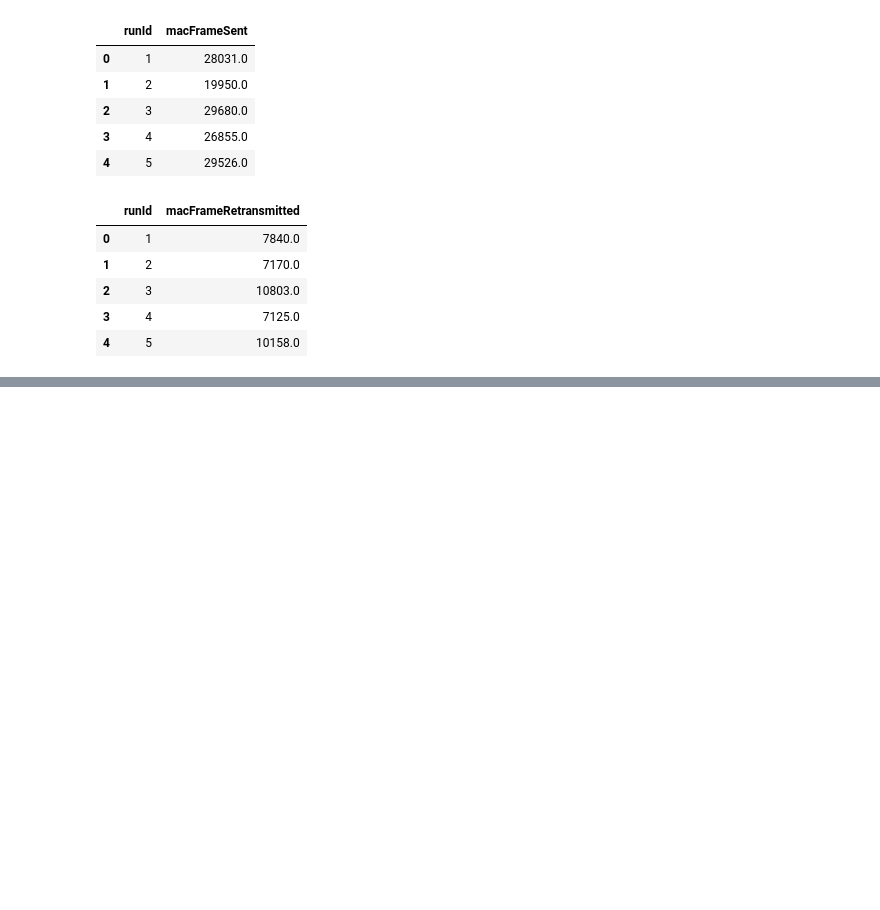
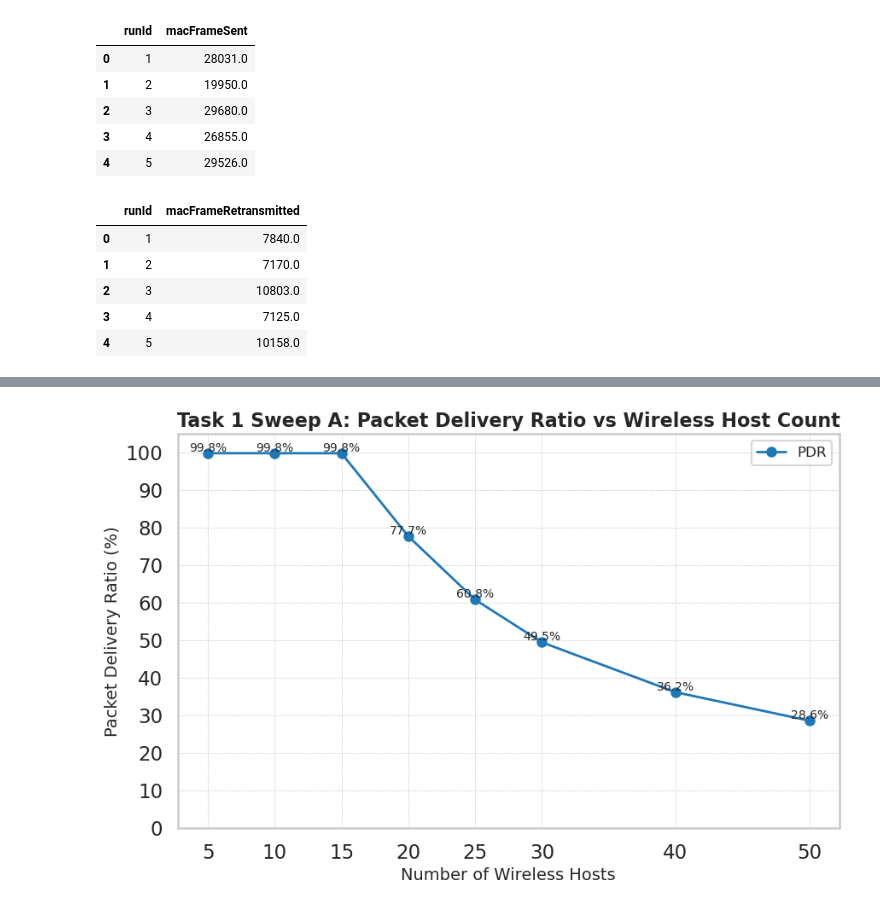
Before and after one commit to minhaz5000/omnet-analysis, a Jupyter notebook: analysis.ipynb, the cells around one changed output, grey strips where cells are left out. Drawn from its saved outputs; the diff is of its cells as text; code cells hidden in the pictures; blank space fills up the shorter version.

```diff
--- a/analysis.ipynb
+++ b/analysis.ipynb
@@ -291,6 +334,11 @@ df["QueueOverflowRate"] = df["QueueOverflowRate"].fillna(0)
 # Calculate BER
 df["BER"] = df["erroneousBits"] / df["totalBitsSent"]
 df["BER"] = df["BER"].fillna(0)
+
+# Throughput
+df["Throughput(Mbps)"] = (df["packetReceivedByte"] * 8) / (df["simTime"] * 1e6)
+
+df["MAC_RetryRate"] = df["macFrameRetransmitted"] / df["macFrameSent"]
 # %%
 # End to End Delay
 
@@ -316,2 +381,36 @@ df.head()
 # %%
-df.head()
+import matplotlib.pyplot as plt
+import seaborn as sns
+import pandas as pd
+
+# --- Filter for Task 1 Sweep A ---
+df_A = df[df["runName"].str.contains("T1_A")].copy()
+df_A["wirelessHostCount"] = pd.to_numeric(df_A["wirelessHostCount"], errors="coerce")
+df_A = df_A.sort_values(by="wirelessHostCount")
+
+# --- Set seaborn style ---
+sns.set(style="whitegrid", context="talk")  # "talk" makes fonts bigger
+
+plt.figure(figsize=(10,6))
+plt.plot(df_A["wirelessHostCount"], df_A["PDR(%)"],
+         marker="o", markersize=8, linewidth=2, linestyle='-', color='tab:blue', label="PDR")
+
+# Optional: annotate values
+for x, y in zip(df_A["wirelessHostCount"], df_A["PDR(%)"]):
+    plt.text(x, y+0.5, f"{y:.1f}%", ha='center', fontsize=10)
+
+plt.title("Task 1 Sweep A: Packet Delivery Ratio vs Wireless Host Count", fontsize=16, fontweight='bold')
+plt.xlabel("Number of Wireless Hosts", fontsize=14)
+plt.ylabel("Packet Delivery Ratio (%)", fontsize=14)
+plt.xticks(df_A["wirelessHostCount"])  # show every host count
+plt.yticks(range(0, 110, 10))
+plt.grid(which='both', linestyle='--', linewidth=0.5)
+plt.ylim(0, 105)
+plt.legend(fontsize=12)
+
+# --- Save figure ---
+plt.savefig("Task1_SweepA_PDR.png", dpi=300, bbox_inches="tight")
+
+plt.show()
+# %% [output]
+[figure, added]
```
Also changed, not shown: parts of 30 cells of this notebook.
